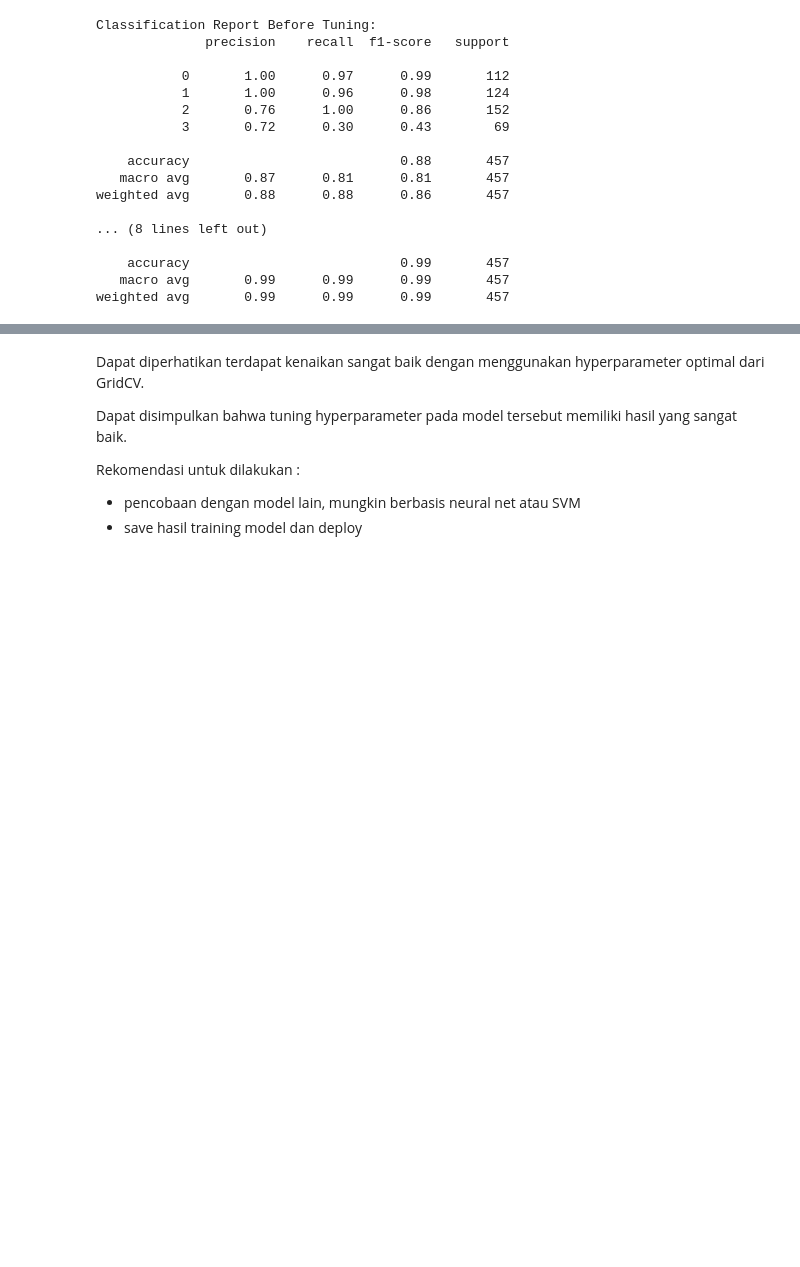
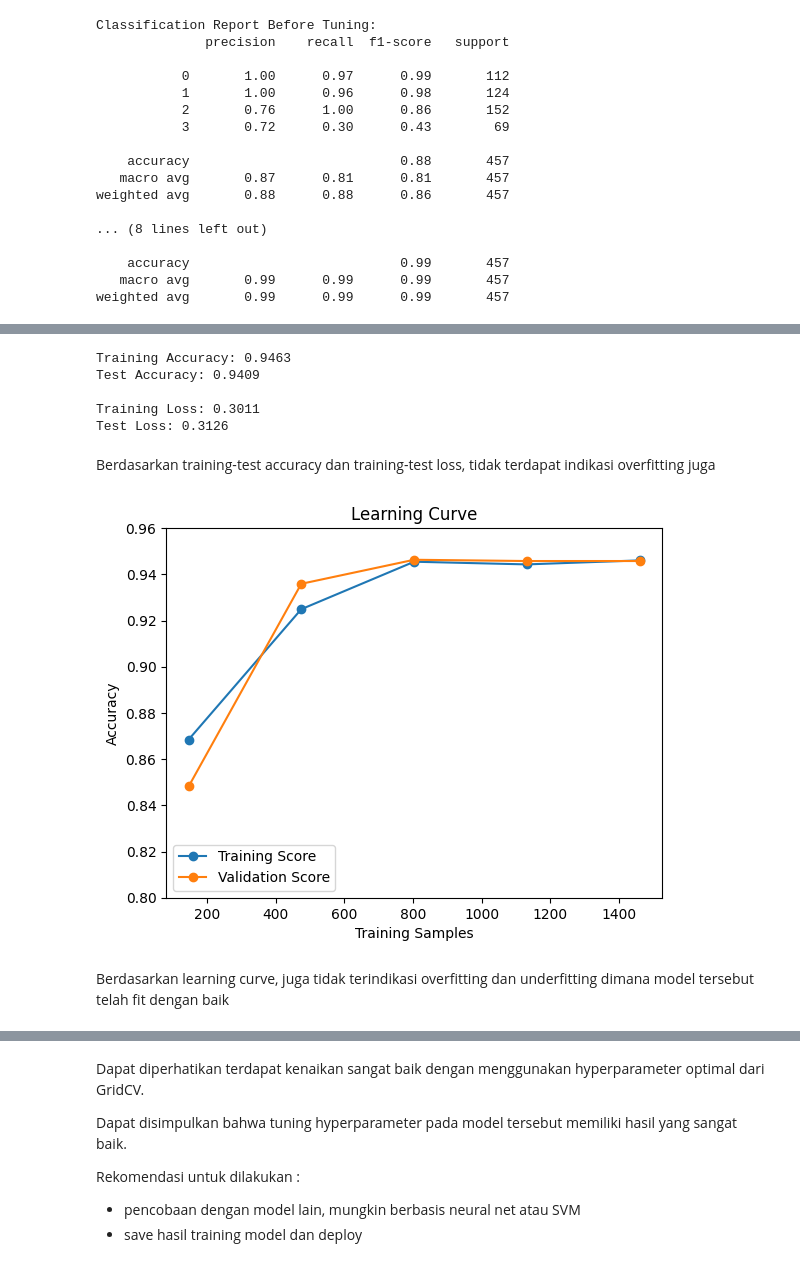
Before and after one commit to breadDDDDD/ProjectClassificationClustering, a Jupyter notebook: Copy_of_[Klasifikasi]_Submission_Akhir_BMLP_Geervan_Thanra_(1).ipynb, the cells around one changed output, grey strips where cells are left out. Saved outputs shown, nothing was run; the diff lists cells and outputs as text; code cells hidden in the pictures; blank space fills up the shorter version.

```diff
--- a/Copy_of_[Klasifikasi]_Submission_Akhir_BMLP_Geervan_Thanra (1).ipynb
+++ b/Copy_of_[Klasifikasi]_Submission_Akhir_BMLP_Geervan_Thanra_(1).ipynb
@@ -302,0 +358,41 @@ weighted avg       0.99      0.99      0.99       457
+# %%
+#overfit underfit
+train_acc = best_rf.score(x_train, y_train)
+test_acc = best_rf.score(x_test, y_test)
+train_loss = log_loss(y_train, best_rf.predict_proba(x_train))
+test_loss = log_loss(y_test, best_rf.predict_proba(x_test))
+
+print(f"Training Accuracy: {train_acc:.4f}")
+print(f"Test Accuracy: {test_acc:.4f}")
+print()
+print(f"Training Loss: {train_loss:.4f}")
+print(f"Test Loss: {test_loss:.4f}")
+# %% [output]
+Training Accuracy: 0.9463
+Test Accuracy: 0.9409
+
+Training Loss: 0.3011
+Test Loss: 0.3126
+# %% [markdown]
+Berdasarkan training-test accuracy dan training-test loss, tidak terdapat indikasi overfitting juga
+# %%
+train_sizes, train_scores, test_scores = learning_curve(
+    best_rf, x_train, y_train, cv=5, scoring="accuracy"
+)
+
+train_mean = np.mean(train_scores, axis=1)
+test_mean = np.mean(test_scores, axis=1)
+
+plt.plot(train_sizes, train_mean, 'o-', label="Training Score")
+plt.plot(train_sizes, test_mean, 'o-', label="Validation Score")
+
+plt.xlabel("Training Samples")
+plt.ylabel("Accuracy")
+plt.ylim(0.8, 0.96)
+plt.legend()
+plt.title("Learning Curve")
+plt.show()
+# %% [output]
+[figure, added]
+# %% [markdown]
+Berdasarkan learning curve, juga tidak terindikasi overfitting dan underfitting dimana model tersebut telah fit dengan baik
```
Also changed, not shown: parts of 10 cells of this notebook, 2 other files.
